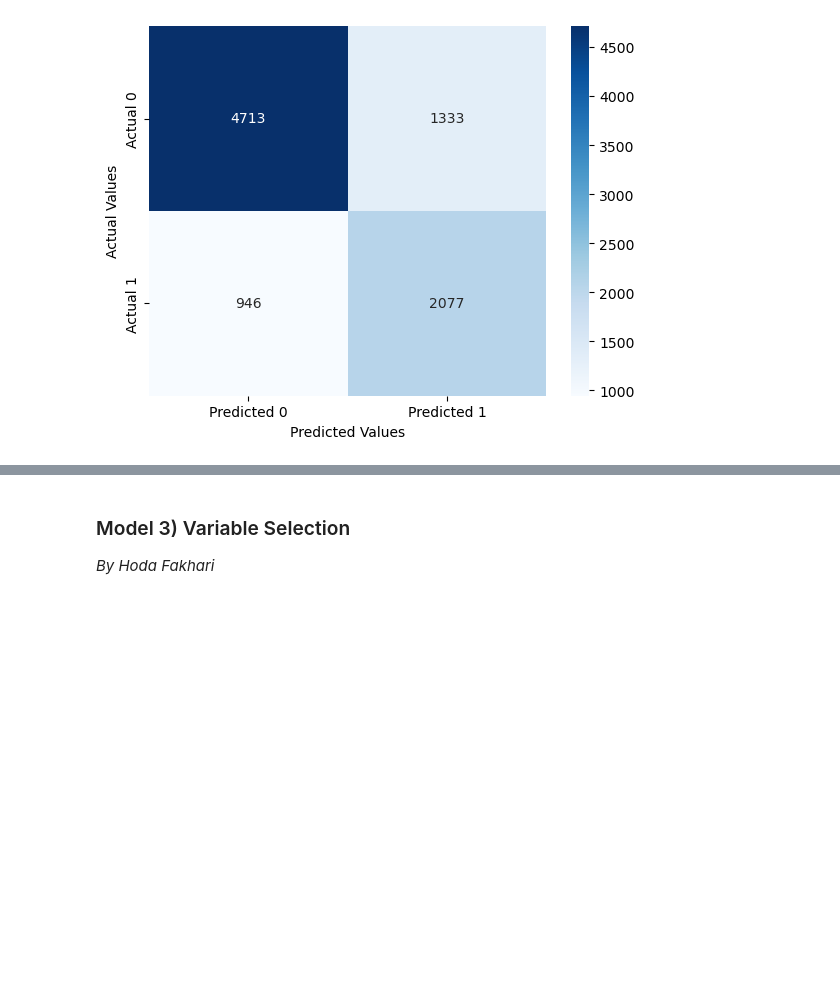
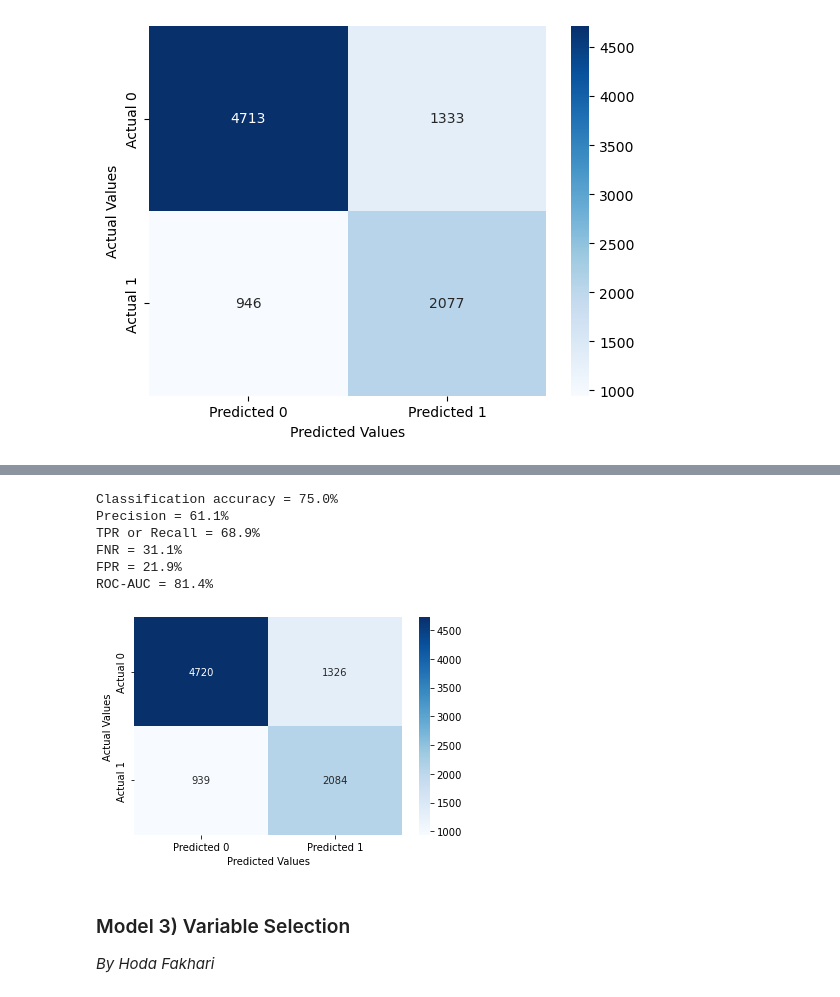
Before and after one commit to LinhNgaNguyen/STAT303-2-Project, a Jupyter notebook: Report/Project Code Anaconda.ipynb, the cells around one changed output, grey strips where cells are left out. Saved outputs shown, nothing was run; the diff lists cells and outputs as text; code cells hidden in the pictures; blank space fills up the shorter version.

```diff
--- a/Report/Project Code Anaconda.ipynb
+++ b/Report/Project Code Anaconda.ipynb
@@ -518,3 +702,14 @@ pred_values_2 = eda_model.predict(test)
+# %%
+# Evaluating EDA model 4 on test data
+confusion_matrix_data(test, test.booking_status, eda_model_3, cutoff = 0.4)
+# %% [output]
+Classification accuracy = 75.0%
+Precision = 61.1%
+TPR or Recall = 68.9%
+FNR = 31.1%
+FPR = 21.9%
+ROC-AUC = 81.4%
+[figure, added]
 # %% [markdown]
 ### Model 3) Variable Selection
 *By Hoda Fakhari*
```
Also changed, not shown: parts of 16 cells of this notebook, 1 other file.
